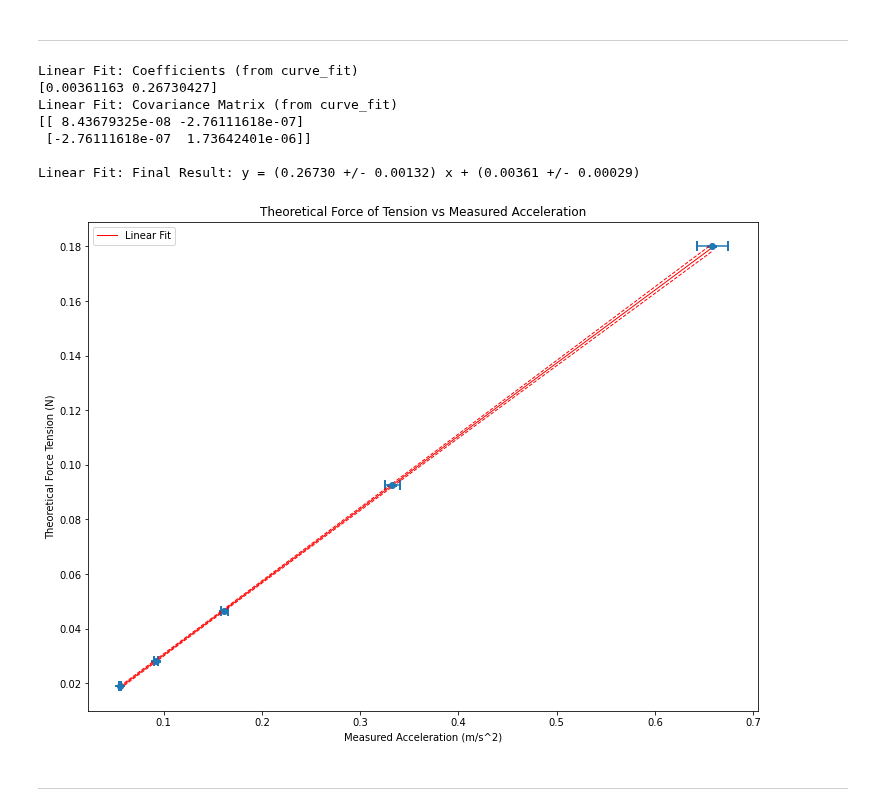
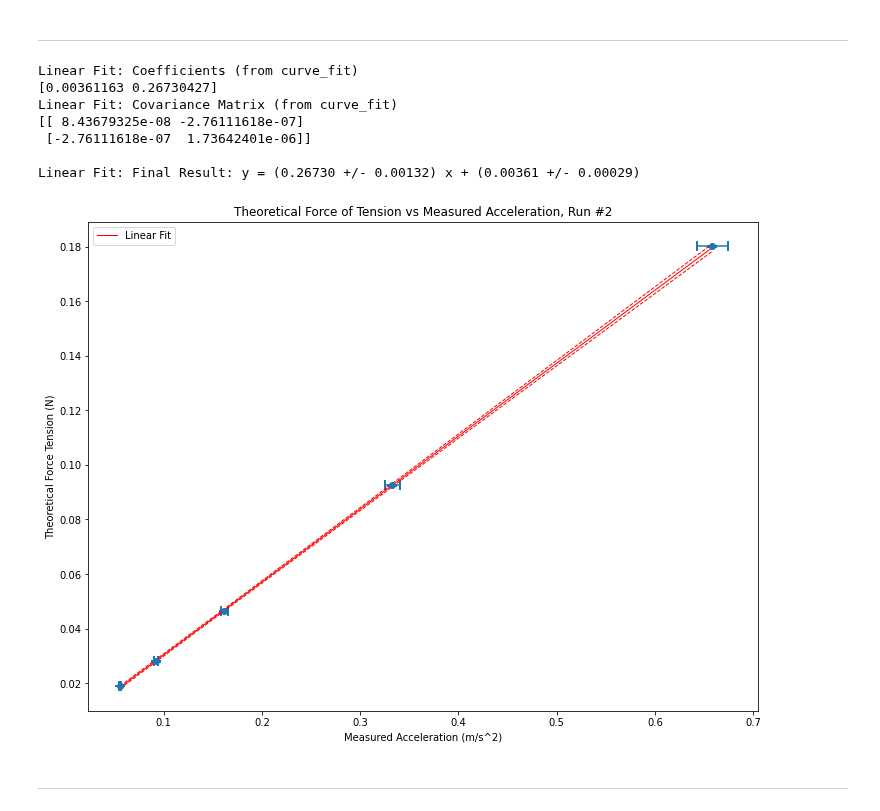
Before and after one commit to brash99/PhysicsLabs, a Jupyter notebook: PHYS201L/JupyterNotebooks/Lab4/NewData_Lab04.ipynb, the cells around one changed output. Saved outputs shown, nothing was run; the diff lists cells and outputs as text; code cells hidden in the pictures.

```diff
--- a/PHYS201L/JupyterNotebooks/Lab4/NewData_Lab04.ipynb
+++ b/PHYS201L/JupyterNotebooks/Lab4/NewData_Lab04.ipynb
@@ -477,35 +477,35 @@ df5 = pd.DataFrame()
 df5['v1 (m/s)'] = [0.31 ,0.27 ,0.29 ,0.28 ,0.30]
 df5['t1 (s)']   = [0.963,1.210,1.097,1.107,1.075]
 df5['v2 (m/s)'] = [0.80 ,0.78 ,0.79 ,0.79 ,0.79]
 df5['t2 (s)']   = [1.713,1.983,1.853,1.871,1.828]
 
 df5, av_am, dav_am = runCalc(df5)
 xaxis = np.append(xaxis, av_am)
 dxaxis = np.append(dxaxis, dav_am)
 
 if doPrintData:
     printData(5,m2,dm2,m1,dm1,a_p,da_p,theo_FT,dtheo_FT,av_am,dav_am, df5)
 
 #####################################################
 
 plt.rcParams["figure.figsize"] = (12,9)
 plt.errorbar(xaxis, yaxis, xerr=dxaxis, yerr=dyaxis, fmt='o', capsize=5, capthick=2)
-plt.title("Theoretical Force of Tension vs Measured Acceleration")
+plt.title("Theoretical Force of Tension vs Measured Acceleration, Run #2")
 plt.xlabel("Measured Acceleration (m/s^2)")
 plt.ylabel("Theoretical Force Tension (N)")
 
 b, m, db, dm = p201.linear_fit_plot_errors(xaxis,yaxis,dyaxis,plt)
 plt.legend()
 plt.show()
 # %% [output]
 Linear Fit: Coefficients (from curve_fit)
 [0.00361163 0.26730427]
 Linear Fit: Covariance Matrix (from curve_fit)
 [[ 8.43679325e-08 -2.76111618e-07]
  [-2.76111618e-07  1.73642401e-06]]
 
 Linear Fit: Final Result: y = (0.26730 +/- 0.00132) x + (0.00361 +/- 0.00029)
-[figure, old version]
+[figure, new version]
 # %% [markdown]
 ***
 # %%
```
Also changed, not shown: parts of 2 cells of this notebook, 2 other files.
